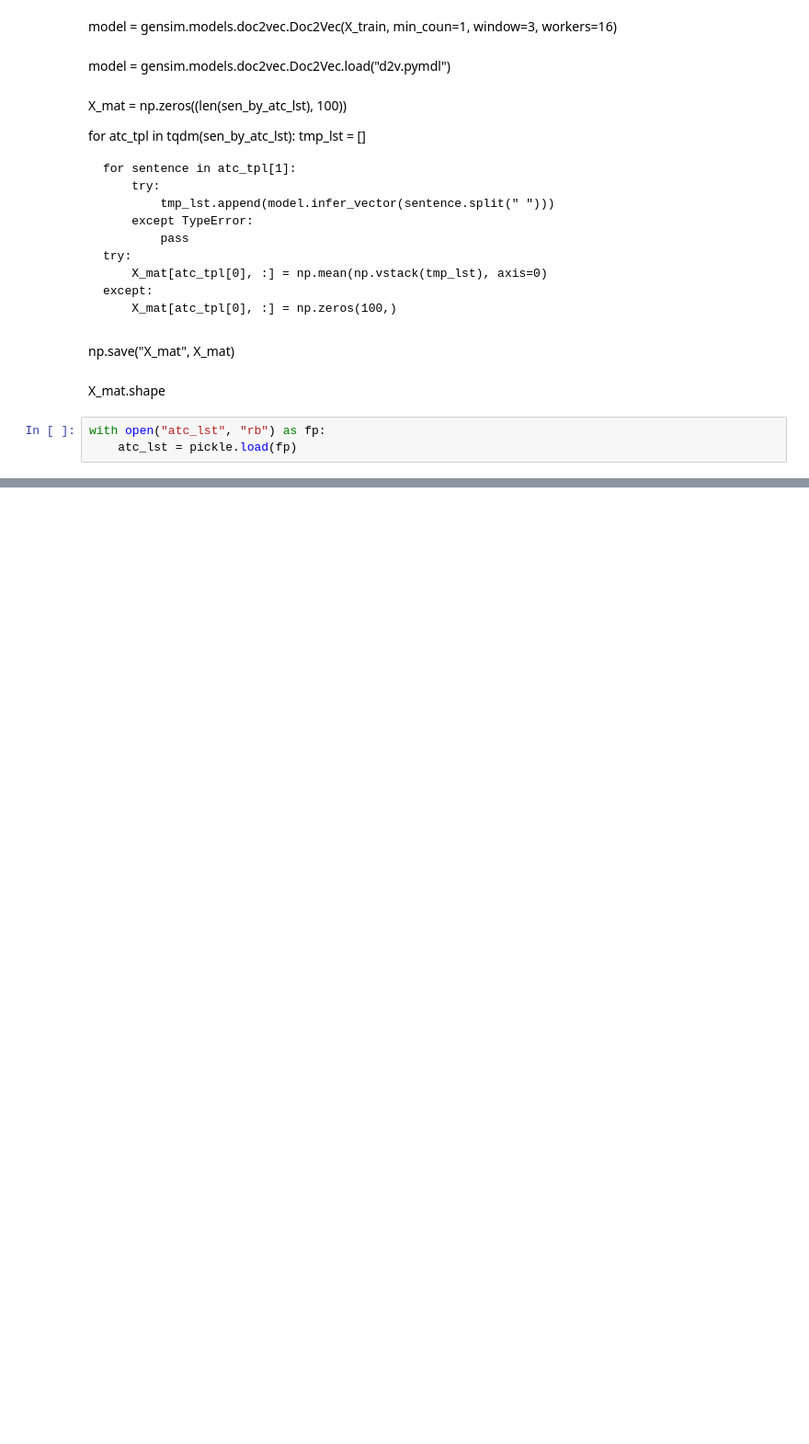
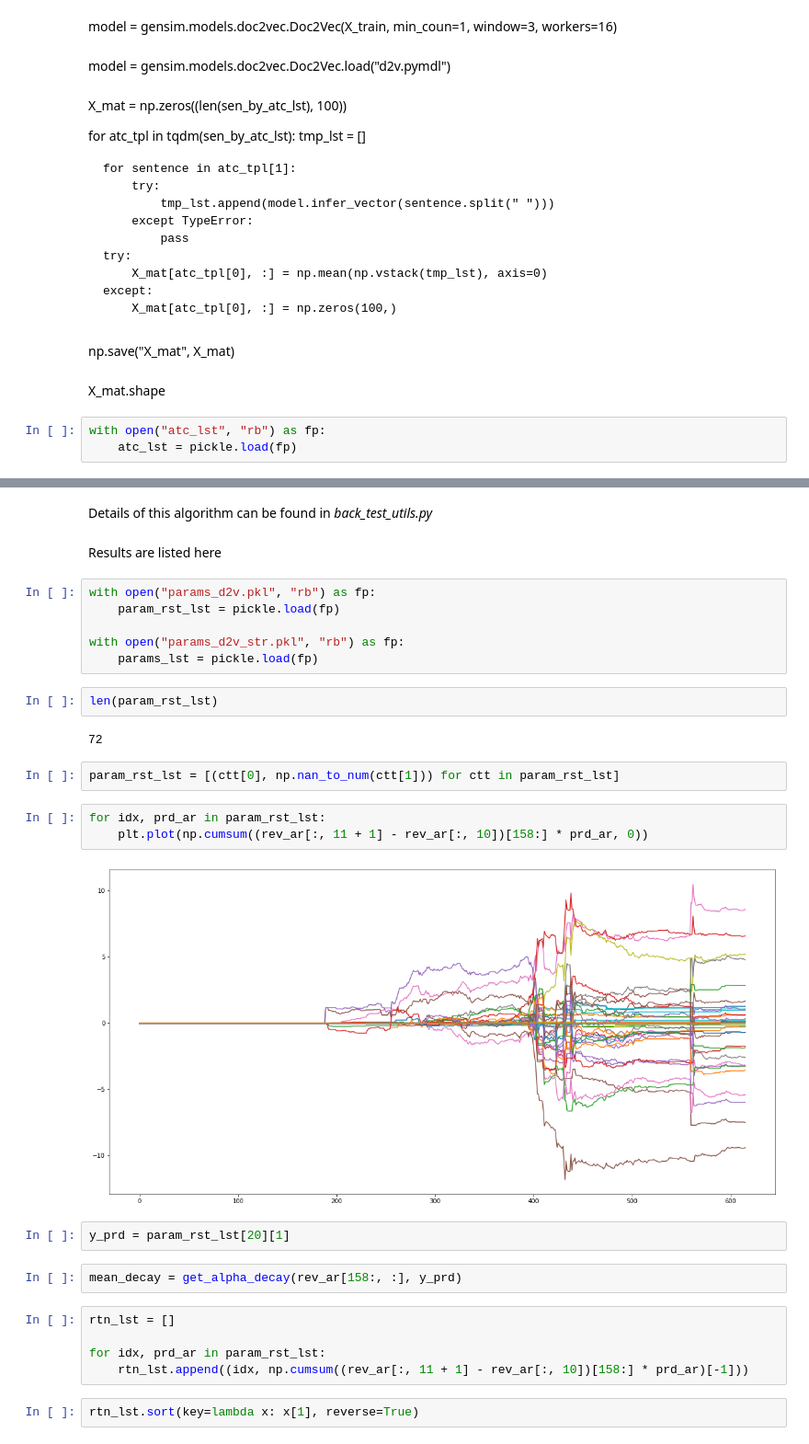
Before and after one commit to hhy845914111/NLP-Project, a Jupyter notebook: doc2vec.ipynb, the cells around one changed output, grey strips where cells are left out. Shown at 92% size. Saved outputs shown, nothing was run; the diff lists cells and outputs as text; blank space fills up the shorter version.

```diff
--- a/doc2vec.ipynb
+++ b/doc2vec.ipynb
@@ -146,0 +249,32 @@ training
+# %% [markdown]
+Details of this algorithm can be found in *back_test_utils.py*
+# %% [markdown]
+Results are listed here
+# %%
+with open("params_d2v.pkl", "rb") as fp:
+    param_rst_lst = pickle.load(fp)
+
+with open("params_d2v_str.pkl", "rb") as fp:
+    params_lst = pickle.load(fp)
+# %%
+len(param_rst_lst)
+# %% [output]
+72
+# %%
+param_rst_lst = [(ctt[0], np.nan_to_num(ctt[1])) for ctt in param_rst_lst]
+# %%
+for idx, prd_ar in param_rst_lst:
+    plt.plot(np.cumsum((rev_ar[:, 11 + 1] - rev_ar[:, 10])[158:] * prd_ar, 0))
+# %% [output]
+[figure, added]
+# %%
+y_prd = param_rst_lst[20][1]
+# %%
+mean_decay = get_alpha_decay(rev_ar[158:, :], y_prd)
+# %%
+rtn_lst = []
+
+for idx, prd_ar in param_rst_lst:
+    rtn_lst.append((idx, np.cumsum((rev_ar[:, 11 + 1] - rev_ar[:, 10])[158:] * prd_ar)[-1]))
+# %%
+rtn_lst.sort(key=lambda x: x[1], reverse=True)
```
Also changed, not shown: parts of 47 cells of this notebook, 18 other files.
